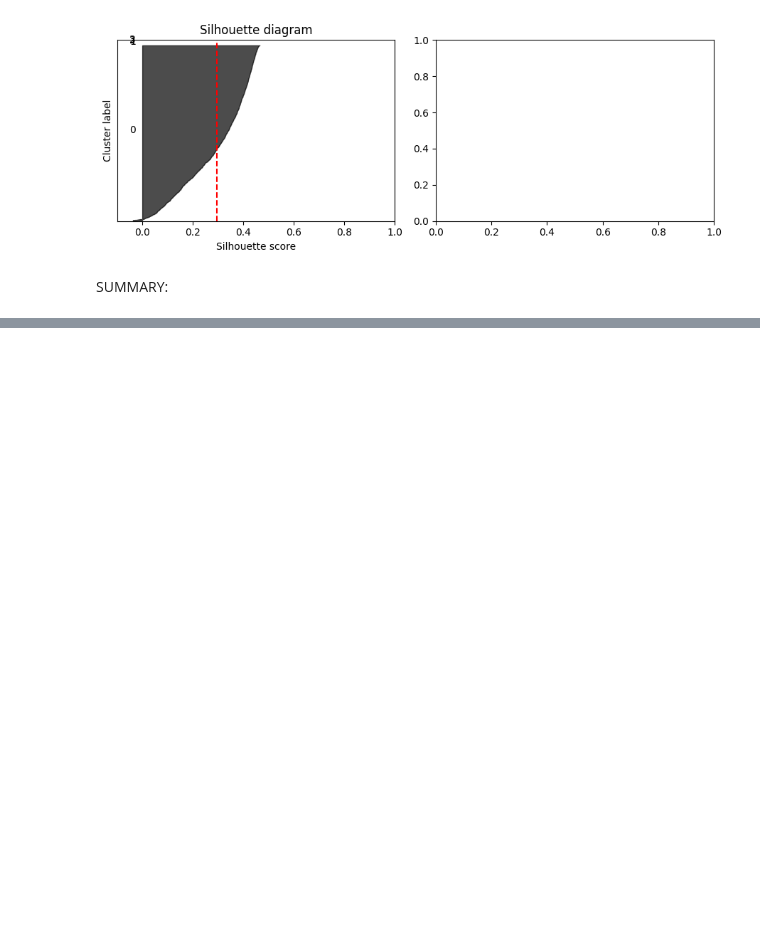
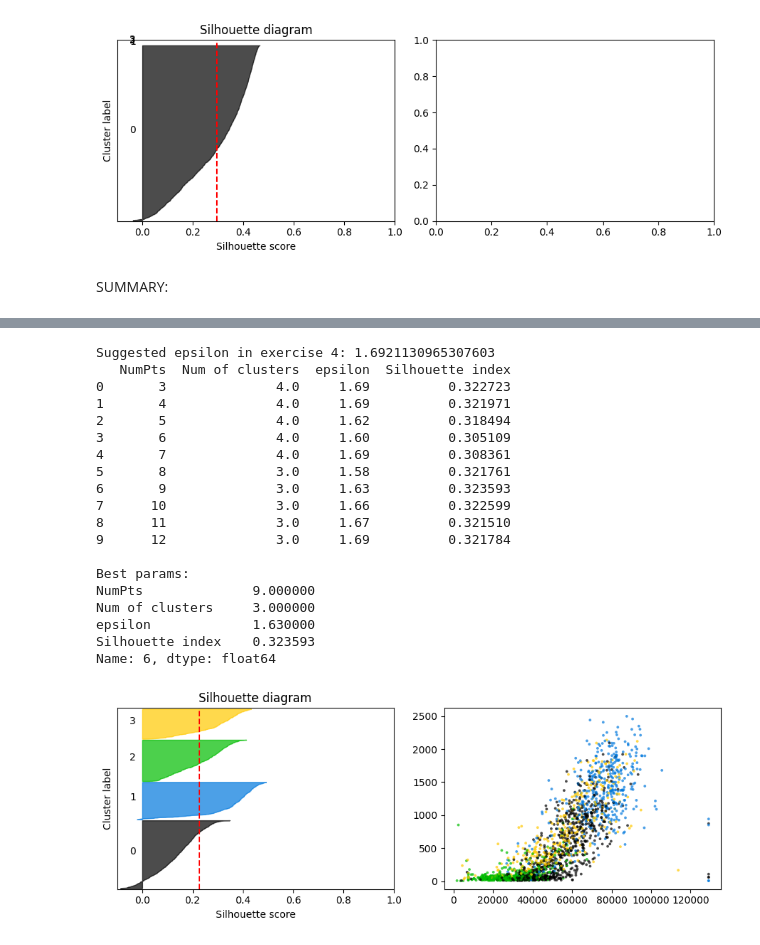
Before and after one commit to jancewicz/PJATK---Artificial-Intelligence-Postgraduate-Studies-, a Jupyter notebook: scikit-learn/pawel_jancewicz_pr7_2026/marketing_campaign/marketing_campaign.ipynb, the cells around one changed output, grey strips where cells are left out. Drawn from its saved outputs; the diff is of its cells as text; code cells hidden in the pictures; blank space fills up the shorter version.

```diff
--- a/scikit-learn/pawel_jancewicz_pr7_2026/marketing_campaign/marketing_campaign.ipynb
+++ b/scikit-learn/pawel_jancewicz_pr7_2026/marketing_campaign/marketing_campaign.ipynb
@@ -580,0 +624,72 @@ SUMMARY:
+# %%
+labels = kmeans.fit_predict(X_scaled_new)
+get_sillhouette_diagram(
+    X=X_new,
+    scaler=scaler,
+    labels=labels,
+    n_clusters=4,
+    show_scatter=True,
+    first_feature_idx=2,
+    sec_feature_idx=6
+)
+
+
+nn = NearestNeighbors(n_neighbors=5)  # 5 neighbors (index 0 = self, so 4 true neighbors + self)
+nbrs = nn.fit(X_scaled_new)
+
+distances, indices = nn.kneighbors(X_scaled_new)
+distances = distances[:, 4]
+distances = np.sort(distances)
+
+kl = KneeLocator(
+    range(len(distances)),
+    distances,
+    curve='convex',
+    direction='increasing'
+)
+
+suggested_eps_new = distances[kl.elbow]
+print(f"Suggested epsilon in exercise 4: {suggested_eps_new}")
+
+
+min_samples = range(3, 13)
+eps = np.arange(0.2, suggested_eps_new, 0.01)
+silhsc = {}
+for ms in min_samples:
+    silhsc[ms] = []
+    for ep in eps:
+        labels = DBSCAN(min_samples=ms, eps = ep).fit_predict(X_scaled_new)
+        n_clusters = len(set(labels)) - (1 if -1 in labels else 0)
+        if n_clusters >= 2:
+            silhsc[ms].append((n_clusters, ep, silhouette_score(X_scaled_new, labels)))
+    if silhsc[ms]:
+        silhsc[ms] = sorted(silhsc[ms], key=lambda x: x[-1])[-1]
+    else:
+        silhsc[ms] = (None, None, None)
+db_scan_params_search_df = pd.DataFrame(silhsc).T.reset_index().rename(columns={'index': 'NumPts', 0: 'Num of clusters', 1: 'epsilon',2: 'Silhouette index'})
+
+
+print(db_scan_params_search_df)
+best_params = db_scan_params_search_df.loc[db_scan_params_search_df["Silhouette index"].idxmax()]
+print(f"\nBest params: \n{best_params}")
+# %% [output]
+Suggested epsilon in exercise 4: 1.6921130965307603
+   NumPts  Num of clusters  epsilon  Silhouette index
+0       3              4.0     1.69          0.322723
+1       4              4.0     1.69          0.321971
+2       5              4.0     1.62          0.318494
+3       6              4.0     1.60          0.305109
+4       7              4.0     1.69          0.308361
+5       8              3.0     1.58          0.321761
+6       9              3.0     1.63          0.323593
+7      10              3.0     1.66          0.322599
+8      11              3.0     1.67          0.321510
+9      12              3.0     1.69          0.321784
+
+Best params:
+NumPts              9.000000
+Num of clusters     3.000000
+epsilon             1.630000
+Silhouette index    0.323593
+Name: 6, dtype: float64
+[figure, added]
```
Also changed, not shown: parts of 9 cells of this notebook.
